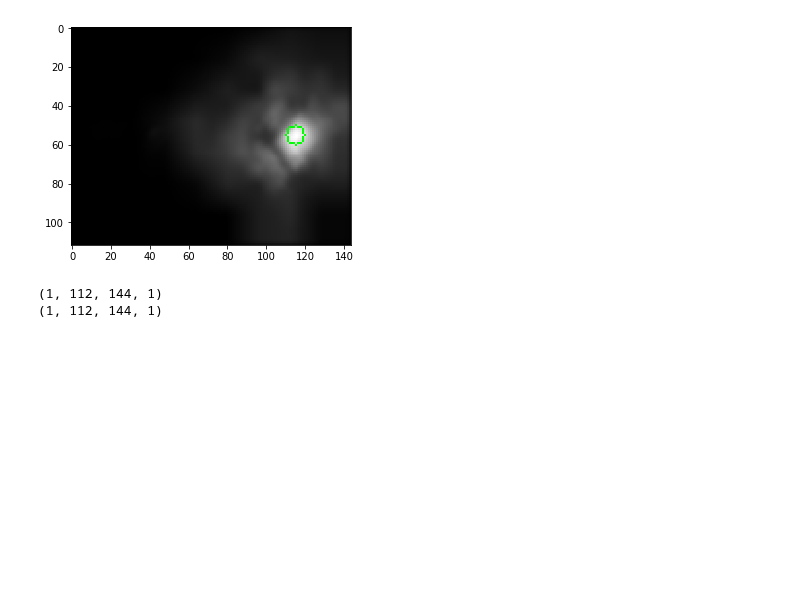
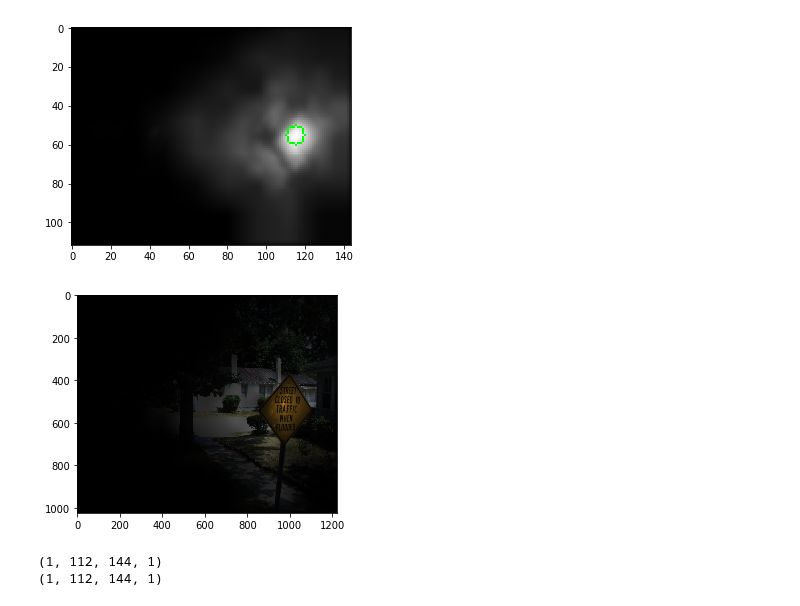
Before and after one commit to anliec/keras-cv, a Jupyter notebook: test.ipynb, the cells around one changed output. Saved outputs shown, nothing was run; the diff lists cells and outputs as text; code cells hidden in the pictures; blank space fills up the shorter version.

```diff
--- a/test.ipynb
+++ b/test.ipynb
@@ -200,6 +201,19 @@ plt.show()
 # %% [output]
 Clipping input data to the valid range for imshow with RGB data ([0..1] for floats or [0..255] for integers).
 [figure]
+# %%
+score_im = pred_list[0][0,:,:,0].copy()
+score_im -= score_im.min()
+score_im = score_im / score_im.max()
+score_im = cv2.resize(score_im, (im.shape[1], im.shape[0]))
+shadow_im = im.copy().astype(np.float32) / 255.0
+shadow_im[:, :, 0] *= score_im
+shadow_im[:, :, 1] *= score_im
+shadow_im[:, :, 2] *= score_im
+plt.imshow(shadow_im)
+plt.show()
+# %% [output]
+[figure, added]
 # %%
 for p in pred_list:
     print(p.shape)
```
Also changed, not shown: parts of 19 cells of this notebook, 6 other files.
